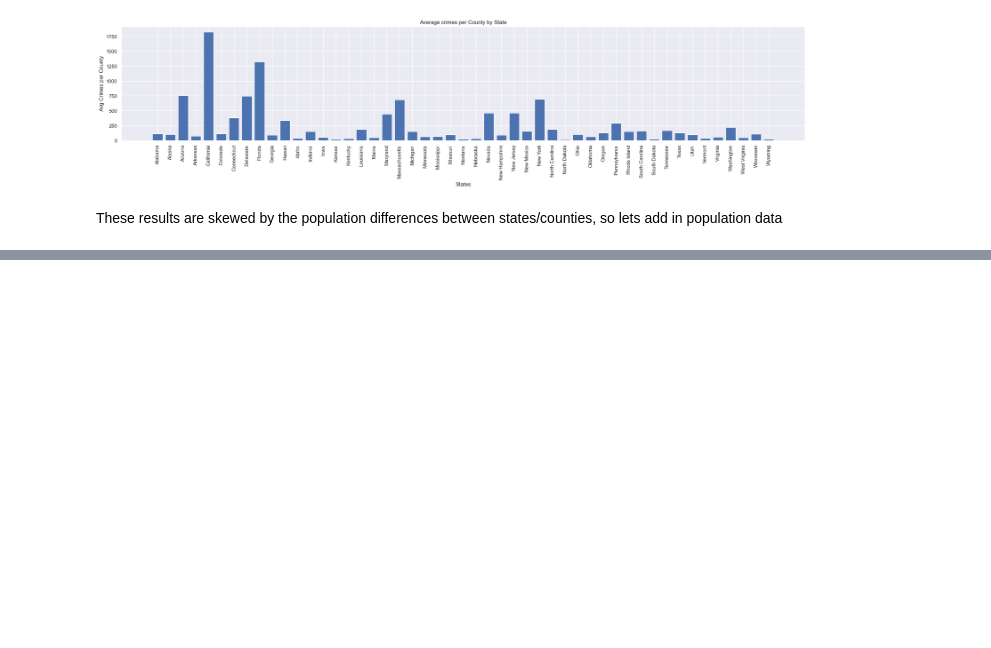
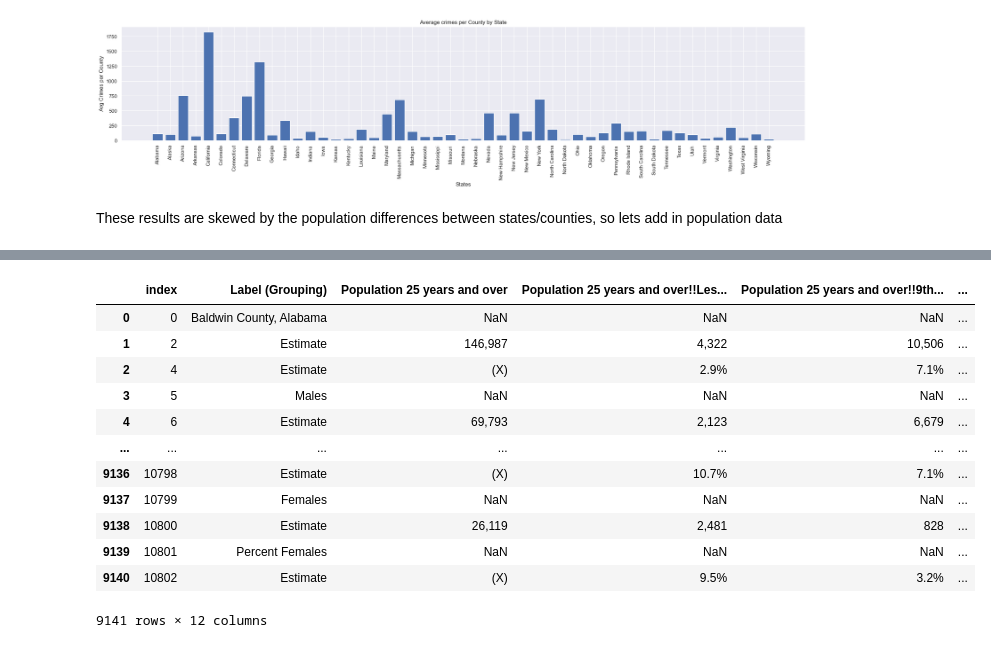
Before and after one commit to Aditya-Mrd/EducationLevel-Crimerates, a Jupyter notebook: notebooks/data_manipulation.ipynb, the cells around one changed output, grey strips where cells are left out. Saved outputs shown, nothing was run; the diff lists cells and outputs as text; code cells hidden in the pictures; blank space fills up the shorter version.

```diff
--- a/notebooks/data_manipulation.ipynb
+++ b/notebooks/data_manipulation.ipynb
@@ -508,0 +660,2 @@ population_data
+# %%
+education_data = pd.read_csv('../data/ReliableEduData.csv')
@@ -508,0 +678,2 @@ population_data
+# %%
+education_data = education_data.drop(education_data.iloc[1::13].index, axis=0)
@@ -508,0 +696,18 @@ population_data
+# %%
+education_data = education_data.drop(education_data.iloc[2::12].index, axis=0)
+# %%
+education_data.reset_index()
+# %% [output]
+|  | index | Label (Grouping) | Population 25 years and over | Population 25 years and over!!Les... | Population 25 years and over!!9th... | ... |
+| 0 | 0 | Baldwin County, Alabama | NaN | NaN | NaN | ... |
+| 1 | 2 | Estimate | 146,987 | 4,322 | 10,506 | ... |
+| 2 | 4 | Estimate | (X) | 2.9% | 7.1% | ... |
+| 3 | 5 | Males | NaN | NaN | NaN | ... |
+| 4 | 6 | Estimate | 69,793 | 2,123 | 6,679 | ... |
+| ... | ... | ... | ... | ... | ... | ... |
+| 9136 | 10798 | Estimate | (X) | 10.7% | 7.1% | ... |
+| 9137 | 10799 | Females | NaN | NaN | NaN | ... |
+| 9138 | 10800 | Estimate | 26,119 | 2,481 | 828 | ... |
+| 9139 | 10801 | Percent Females | NaN | NaN | NaN | ... |
+| 9140 | 10802 | Estimate | (X) | 9.5% | 3.2% | ... |
+9141 rows × 12 columns
```
Also changed, not shown: parts of 38 cells of this notebook, 2 other files.
